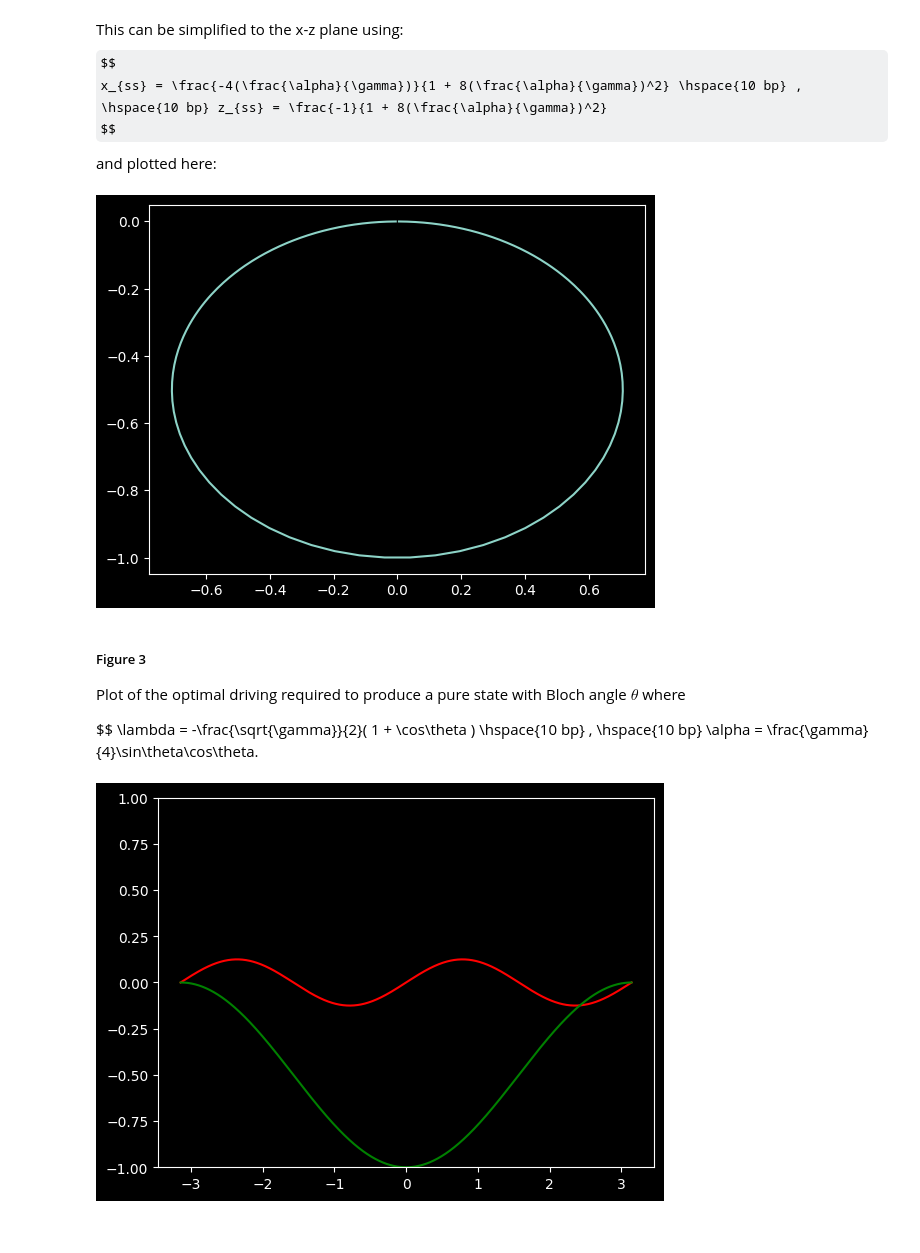
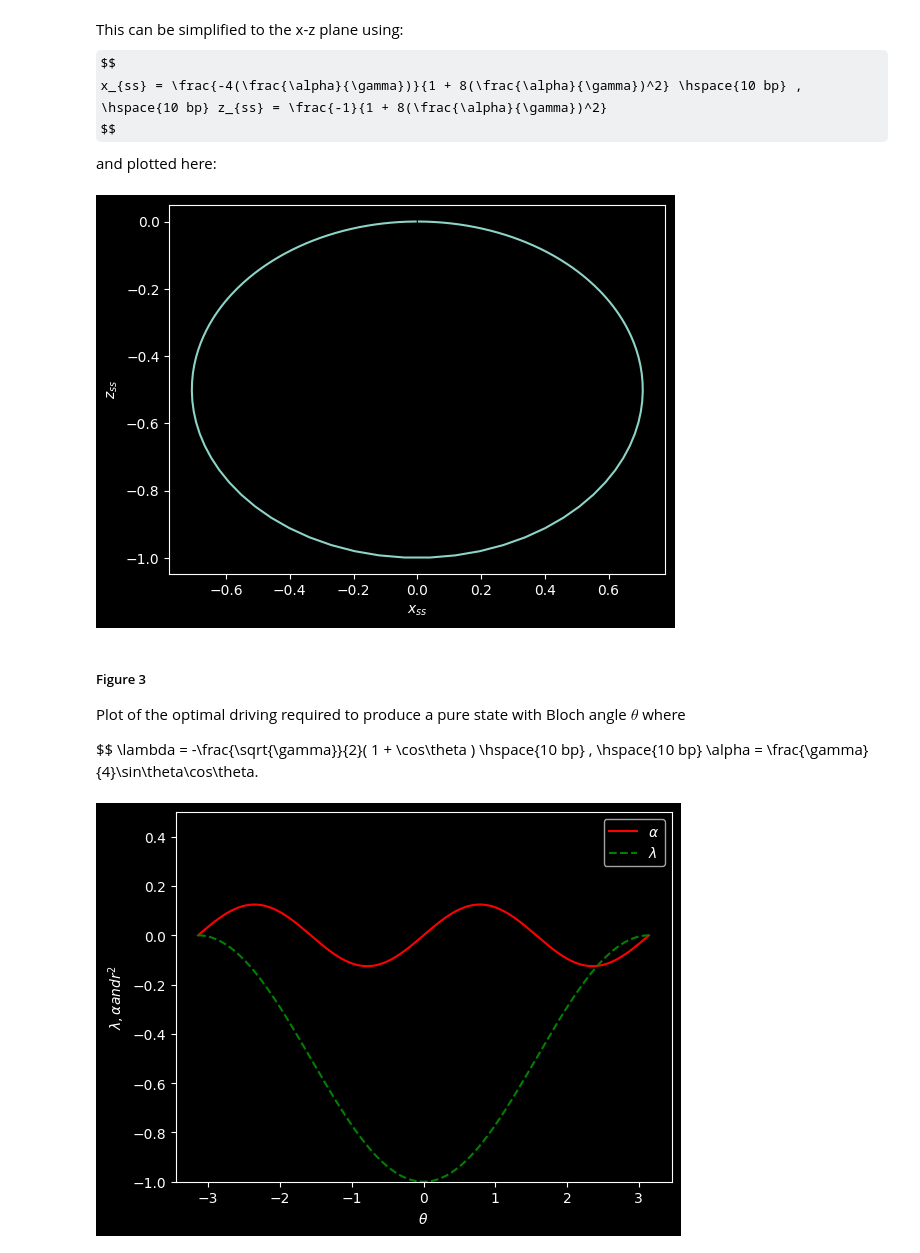
Before and after one commit to vathzen/qmsc-python-project, a Jupyter notebook: Project.ipynb, the cells around one changed output. Cells and saved outputs as stored; diff of their text form; code cells hidden in the pictures; some formulas as TeX source.

```diff
--- a/Project.ipynb
+++ b/Project.ipynb
@@ -34,9 +34,12 @@ for k in K:
     z.append( ( -1 ) / ( 1 + 8*k*k ) )
 
 plt.plot(x,z)
+
+plt.xlabel("$x_{ss}$")
+plt.ylabel("$z_{ss}$")
 plt.show()
 # %% [output]
-[figure, old version]
+[figure, new version]
 # %% [markdown]
 ##### Figure 3
 Plot of the optimal driving required to produce a pure state with Bloch angle $ \theta $ where
@@ -46,23 +49,27 @@ $$
 # %%
 #Gamma is set to one for dimensionless alpha and lambda
 gamma = 1
 theta = np.linspace(-np.pi,np.pi,1000)
 
 lambd = {}
 alpha = {}
 
 for a in theta:
     lambd[a] = - np.sqrt(gamma) * 0.5 * ( 1 + np.cos(a))
     alpha[a] = gamma * 0.25 * np.sin(a) * np.cos(a)
 
 ax = plt.gca()
-ax.set_ylim([-1, 1])
+ax.set_ylim([-1, 0.5])
 
 plt.plot(*zip(*sorted(alpha.items())),'r')
-plt.plot(*zip(*sorted(lambd.items())),'g')
+plt.plot(*zip(*sorted(lambd.items())),'g--')
+
+plt.legend([r"$\alpha$",r"$\lambda$"])
+plt.xlabel(r"$\theta$")
+plt.ylabel(r"$\lambda,\alpha and r^2$")
 plt.show()
 # %% [output]
-[figure, old version]
+[figure, new version]
 # %%
 def maximise(l,x,n):
     g = 1
```
Also changed, not shown: parts of 2 cells of this notebook.
